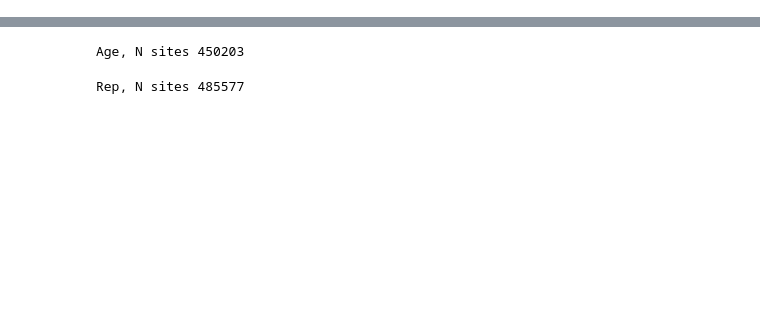
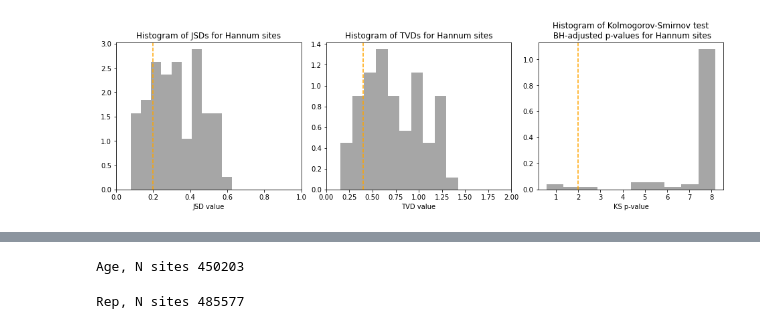
Before and after one commit to ComputationalAgingLab/reprogramming_ood, a Jupyter notebook: correlation_analysis.ipynb, the cells around one changed output, grey strips where cells are left out. Saved outputs shown, nothing was run; the diff lists cells and outputs as text; code cells hidden in the pictures; blank space fills up the shorter version.

```diff
--- a/correlation_analysis.ipynb
+++ b/correlation_analysis.ipynb
@@ -18,0 +139,37 @@ pd.set_option('display.max_columns', 40)
+# %%
+from statsmodels.stats.multitest import multipletests
+#supplement
+
+fig = plt.figure(figsize=(13, 4), constrained_layout=True)
+gs = GridSpec(1, 3, figure=fig)
+ax0 = fig.add_subplot(gs[0, 0])
+ax1 = fig.add_subplot(gs[0, 1])
+ax2 = fig.add_subplot(gs[0, 2])
+
+# ax5 - overall PSI hist
+psis = calculate_shift(np.array(Xa1_clock), np.array(Xa2_clock), metric_type='jsd')
+
+ax0.set_title('Histogram of JSDs for Hannum sites')
+ax0.hist(psis, density=True, alpha=0.7, color='grey')
+ax0.axvline(0.2, color='orange', ls='--')
+ax0.set_xlim([0, 1])
+ax0.set_xlabel('JSD value')
+
+psis = calculate_shift(np.array(Xa1_clock), np.array(Xa2_clock), metric_type='tvd')
+
+ax1.set_title('Histogram of TVDs for Hannum sites')
+ax1.hist(psis, density=True, alpha=0.7, color='grey')
+ax1.axvline(0.4, color='orange', ls='--')
+ax1.set_xlim([0, 2])
+ax1.set_xlabel('TVD value')
+
+ks, ksp = calculate_shift(np.array(Xa1_clock), np.array(Xa2_clock), metric_type='ks')
+kspa = multipletests(ksp, method='hs')[1]
+ax2.set_title('Histogram of Kolmogorov-Smirnov test\n BH-adjusted p-values for Hannum sites')
+ax2.hist(-np.log10(kspa), density=True, alpha=0.7, color='grey')
+ax2.axvline(-np.log10(0.01), color='orange', ls='--')
+#ax2.set_xlim([0, 1])
+ax2.set_xlabel('KS p-value')
+plt.show()
+# %% [output]
+[figure, added]
```
Also changed, not shown: parts of 16 cells of this notebook, 5 other files.
